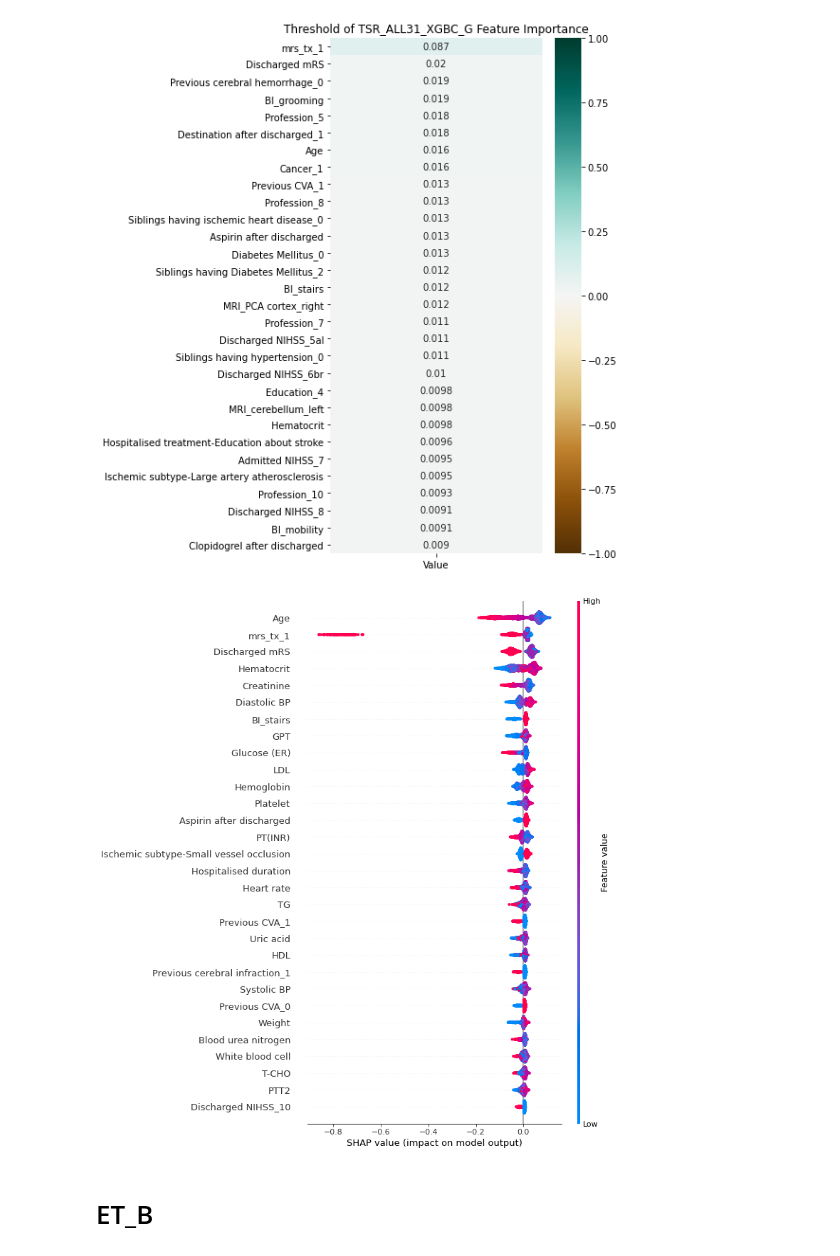
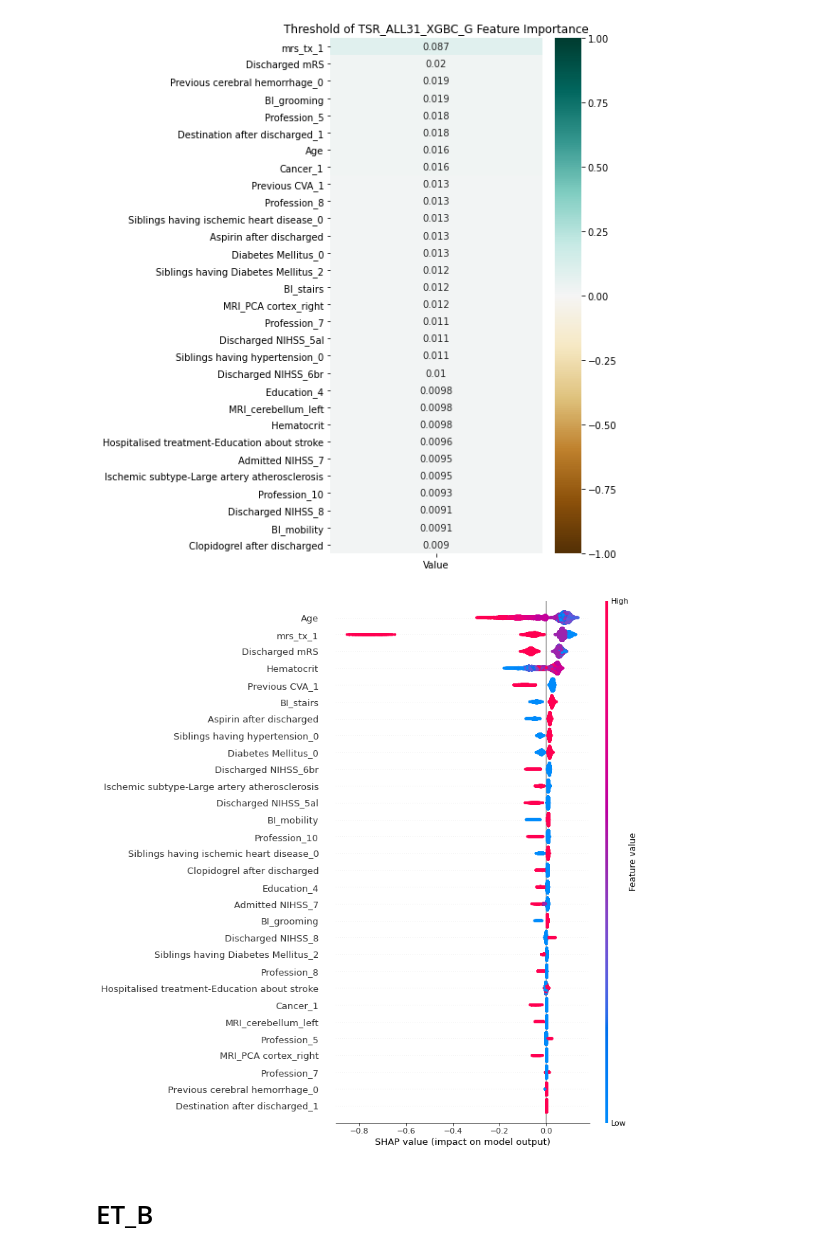
Before and after one commit to sn987532159/TSR_ML, a Jupyter notebook: result/TSR_ALL/TSR_ALL31_FI.ipynb, the cells around one changed output. Saved outputs shown, nothing was run; the diff lists cells and outputs as text; code cells hidden in the pictures.

```diff
--- a/result/TSR_ALL/TSR_ALL31_FI.ipynb
+++ b/result/TSR_ALL/TSR_ALL31_FI.ipynb
@@ -19,6 +19,9 @@ B_X_test = pd.read_csv(csv_path)
 # %%
 pkl_path = os.path.join("..", "..", "model", "model_pickle", "TSR_ALL31G_ET_CALIBRATED.pkl")
 G_ET_CALIBRATED = joblib.load(pkl_path)
+
+pkl_path = os.path.join("..", "..", "model", "model_pickle", "TSR_ALL31G_ET_CALIBRATED_selected.pkl")
+G_ET_CALIBRATED_selected = joblib.load(pkl_path)
 # %%
 etG_fi = G_ET_CALIBRATED.base_estimator._final_estimator.feature_importances_
 etG_fi_df = pd.DataFrame(etG_fi)
@@ -43,10 +54,13 @@ shap.summary_plot(etG31_shap_values[1], G_X_test, max_display=30)
 # %%
 pkl_path = os.path.join("..", "..", "model", "model_pickle", "TSR_ALL31G_XGBC_CALIBRATED.pkl")
 G_XGBC_CALIBRATED = joblib.load(pkl_path)
+
+pkl_path = os.path.join("..", "..", "model", "model_pickle", "TSR_ALL31G_XGBC_CALIBRATED_selected.pkl")
+G_XGBC_CALIBRATED_selected = joblib.load(pkl_path)
 # %%
 xgbcG_fi = G_XGBC_CALIBRATED.base_estimator._final_estimator.feature_importances_
 xgbcG_fi_df = pd.DataFrame(xgbcG_fi)
-xgbcG_fi_df.index = G_X_test.columns
+xgbcG_fi_df.index = G_X_train.columns
 xgbcG_fi_df.columns = (["Value"])
 xgbcG_fi_plot = xgbcG_fi_df.sort_values(["Value"], ascending=False).head(30)
 
@@ -57,11 +71,19 @@ plt.title('Threshold of TSR_ALL31_XGBC_G Feature Importance')
 plt.show()
 # %% [output]
 [figure]
+# %%
+G_X_train_selected = G_X_train[xgbcG_fi_plot.index]
+
+xgbcG_fi_s = G_XGBC_CALIBRATED_selected.base_estimator._final_estimator.feature_importances_
+xgbcG_fi_s_df = pd.DataFrame(xgbcG_fi_s)
+xgbcG_fi_s_df.index = G_X_train_selected.columns
+xgbcG_fi_s_df.columns = (["Value"])
+xgbcG_fi_s_df = xgbcG_fi_s_df.sort_values(["Value"], ascending=False)
 # %%
-xgbcG31_shap_values = shap.TreeExplainer(G_XGBC_CALIBRATED.base_estimator._final_estimator, G_X_test).shap_values(G_X_test)
-shap.summary_plot(xgbcG31_shap_values, G_X_test, max_display=30)
+xgbcG31_shap_values = shap.TreeExplainer(G_XGBC_CALIBRATED_selected.base_estimator._final_estimator, G_X_train_selected).shap_values(G_X_train_selected)
+shap.summary_plot(xgbcG31_shap_values, G_X_train_selected, max_display=30)
 # %% [output]
-[figure, old version]
+[figure, new version]
 # %% [markdown]
 # ET_B
 # %%
```
Also changed, not shown: parts of 21 cells of this notebook, 2 other files.
